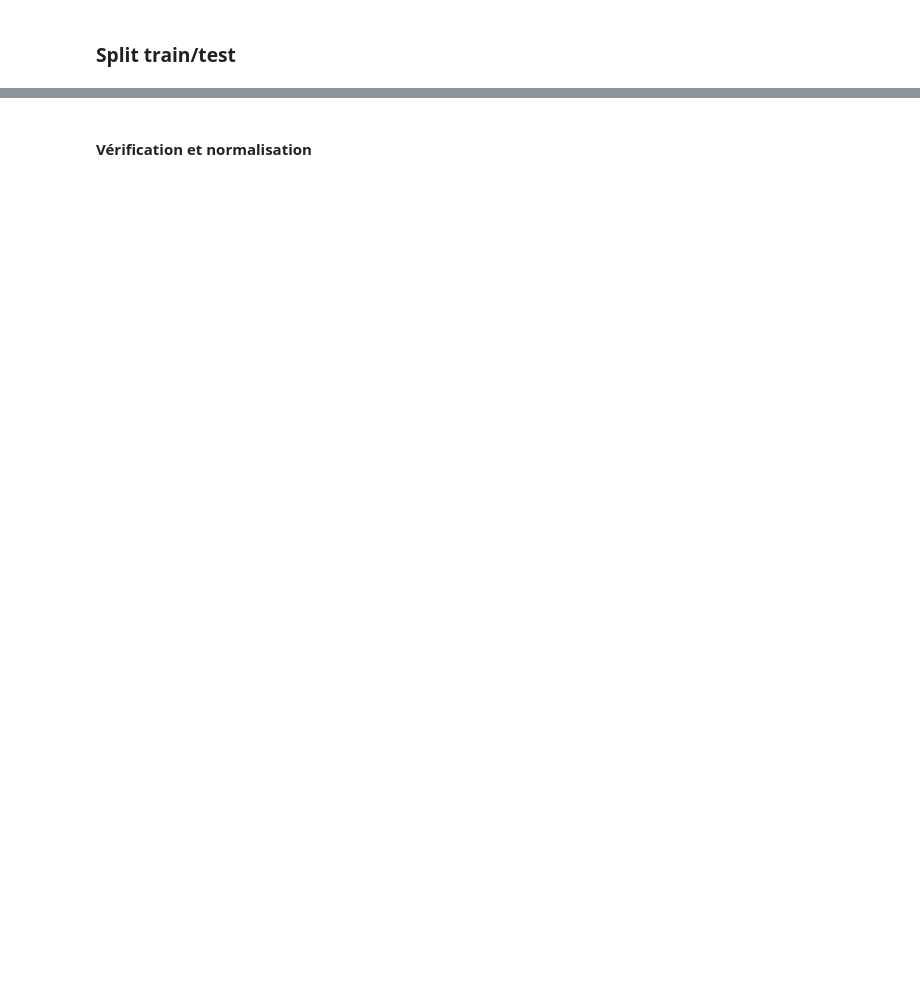
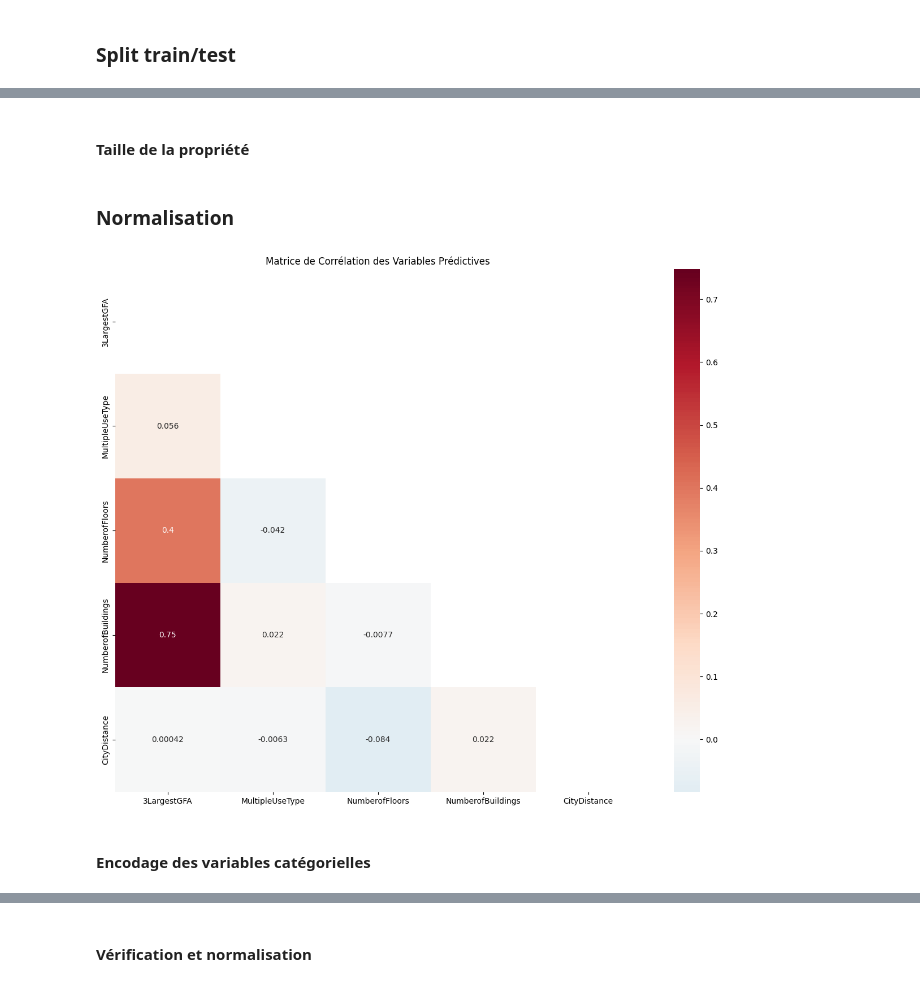
Before and after one commit to day811/OCDE-P6, a Jupyter notebook: template_modelistation_supervisee.ipynb, the cells around one changed output, grey strips where cells are left out. Cells and saved outputs as stored; diff of their text form; code cells hidden in the pictures; blank space fills up the shorter version.

Commit message:
add bin to numeric values

```diff
--- a/template_modelistation_supervisee.ipynb
+++ b/template_modelistation_supervisee.ipynb
@@ -616,8 +624,8 @@ Index(['3LargestGFA', 'PrimaryPropertyType', 'ListOfAllPropertyUseTypes',
 # %% [markdown]
 ### Split train/test
 # %%
-predict_values = ['3LargestGFA', 'PrimaryPropertyType', 'MultipleUseType', 'use_steam', 'use_electricity', 'use_gas',
-       'AgeProperty', 'NumberofFloors', 'NumberofBuildings', 'CityDistance', 'Neighborhood', 'CorrectUseType']
+predict_values = ['3LargestGFA', 'MultipleUseType', 'UseSteam', 'UseElectricity', 'UseGas', 'EnergyEra',
+       'AgeCategory', 'NumberofFloors', 'NumberofBuildings', 'CityDistance', 'Neighborhood', 'CorrectUseType']
 X = bc_minimal[predict_values]
 y = bc_minimal['SiteEnergyUse(kBtu)']
 X_train, X_test, y_train, y_test = train_test_split(X, y, test_size=0.2, random_state=42)
@@ -656,0 +654,48 @@ X_train_final.drop(columns=encoded_vars,inplace=True)
+# %%
+bins, bin_edges = pd.qcut(X_train['NumberofFloors'], q=4, retbins=True, duplicates='drop',labels=['Low', 'Mid', 'High'])
+
+# 2. Appliquer les bins en utilisant pd.cut avec les mêmes bornes sur train et test
+X_train['HeightCategory'] = pd.cut(X_train['NumberofFloors'], bins=bin_edges, include_lowest=True, labels=['Low', 'Mid', 'High'])
+X_test['HeightCategory'] = pd.cut(X_test['NumberofFloors'], bins=bin_edges, include_lowest=True, labels=['Low', 'Mid', 'High'])
+# %% [markdown]
+#### Taille de la propriété
+# %%
+bins, bin_edges = pd.qcut(X_train['3LargestGFA'], q=4, retbins=True, duplicates='drop',labels=['Small', 'Mid', 'Large', 'VeryLarge'])
+
+# 2. Appliquer les bins en utilisant pd.cut avec les mêmes bornes sur train et test
+X_train['PropertySize'] = pd.cut(X_train['3LargestGFA'], bins=bin_edges, include_lowest=True, labels=['Small', 'Mid', 'Large', 'VeryLarge'])
+X_test['PropertySize'] = pd.cut(X_test['3LargestGFA'], bins=bin_edges, include_lowest=True, labels=['Small', 'Mid', 'Large', 'VeryLarge'])
+# %% [markdown]
+### Normalisation
+# %%
+# Identifier les colonnes quantitatives (float ou int) dans le DataFrame final
+quantitative_cols = [col for col in X_train.columns if X_train[col].dtype in ['float64', 'int64']]
+
+# Initialiser scaler
+scaler = StandardScaler()
+
+# Fit scaler sur données train uniquement
+scaler.fit(X_train[quantitative_cols])
+
+# Transformer train et test
+X_train[quantitative_cols] = scaler.transform(X_train[quantitative_cols])
+X_test[quantitative_cols] = scaler.transform(X_test[quantitative_cols])
+# %%
+numeric_features = X_train.select_dtypes(include=[np.number])
+corr_matrix = numeric_features.corr()
+
+# Visualisation
+plt.figure(figsize=(15, 12))
+mask = np.triu(np.ones_like(corr_matrix))
+sns.heatmap(corr_matrix, mask=mask, annot=True, cmap='RdBu_r', center=0)
+plt.title('Matrice de Corrélation des Variables Prédictives')
+plt.show()
+
+# Identifier les corrélations > 0.8
+high_corr = np.where(np.abs(corr_matrix) > 0.8)
+high_corr_pairs = [(corr_matrix.index[x], corr_matrix.columns[y], corr_matrix.iloc[x, y])
+                   for x, y in zip(*high_corr) if x != y]
+# %% [output]
+[figure, added]
+# %% [markdown]
+#### Encodage des variables catégorielles
```
Also changed, not shown: parts of 31 cells of this notebook.
